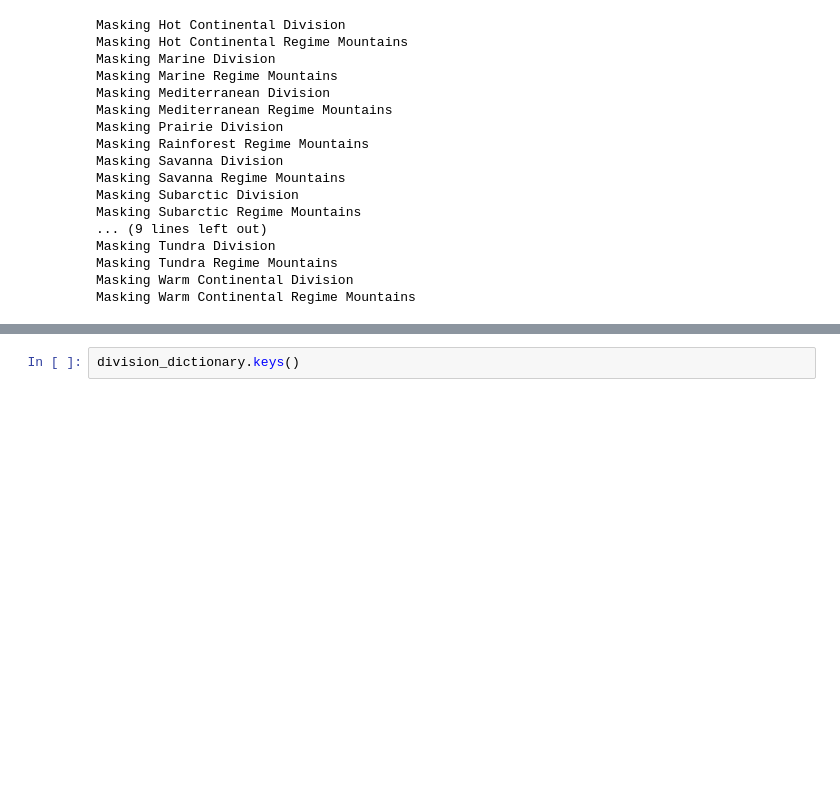
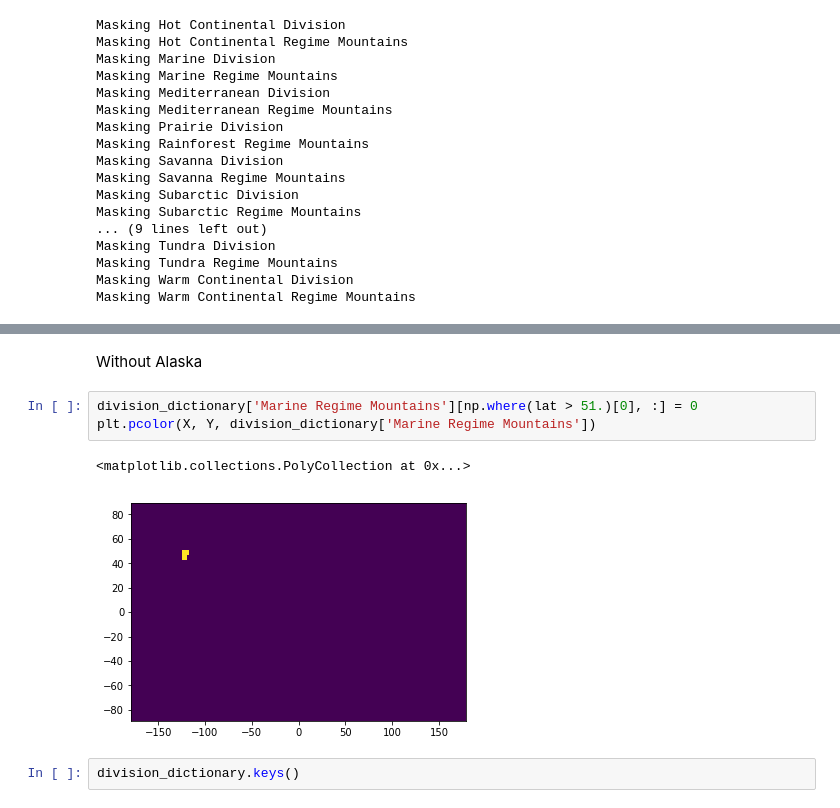
Before and after one commit to stevenjoelbrey/metSpread, a Jupyter notebook: Python/create_ecoregion_overlap_masks.ipynb, the cells around one changed output, grey strips where cells are left out. Drawn from its saved outputs; the diff is of its cells as text; blank space fills up the shorter version.

```diff
--- a/Python/create_ecoregion_overlap_masks.ipynb
+++ b/Python/create_ecoregion_overlap_masks.ipynb
@@ -297,3 +313,11 @@ Masking Warm Continental Regime Mountains
+# %% [markdown]
+Without Alaska
+# %%
+division_dictionary['Marine Regime Mountains'][np.where(lat > 51.)[0], :] = 0
+plt.pcolor(X, Y, division_dictionary['Marine Regime Mountains'])
+# %% [output]
+<matplotlib.collections.PolyCollection at 0x...>
+[figure, added]
 # %%
 division_dictionary.keys()
 # %% [output]
```
Also changed, not shown: parts of 21 cells of this notebook.
